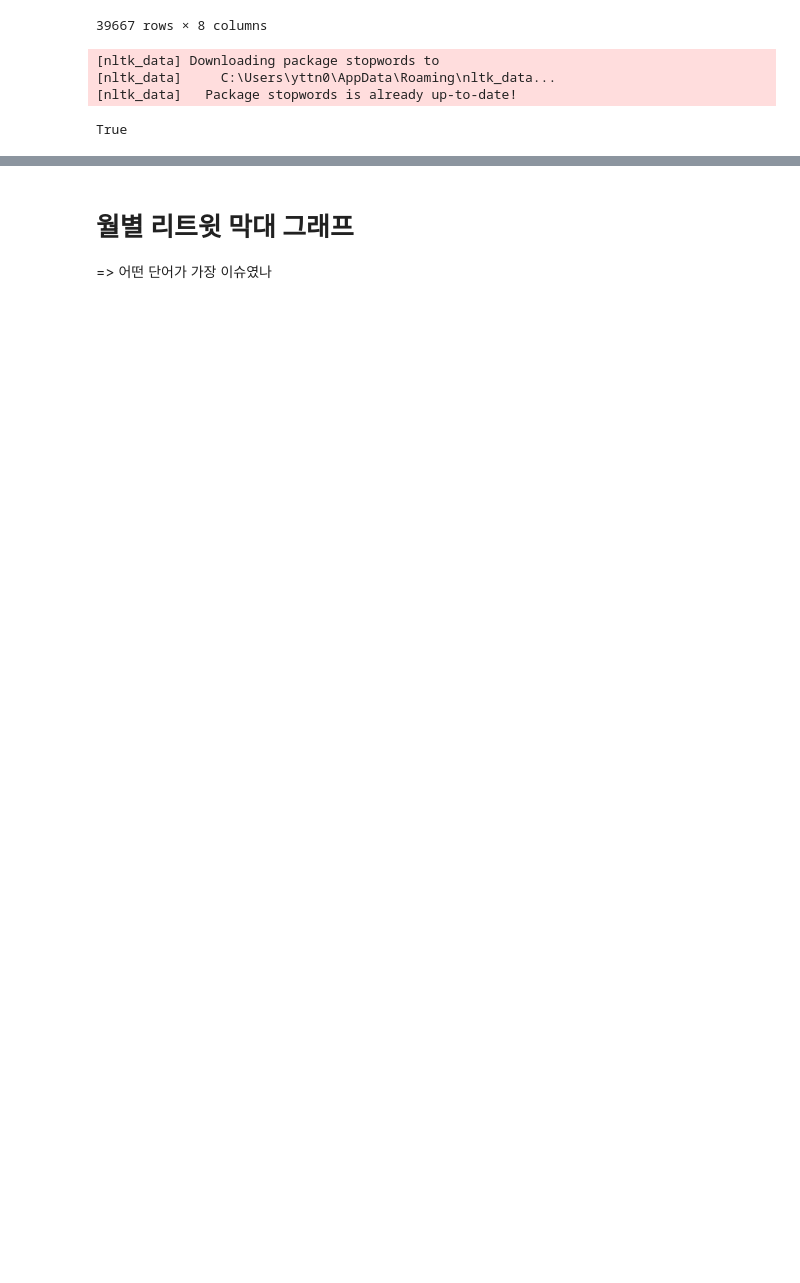
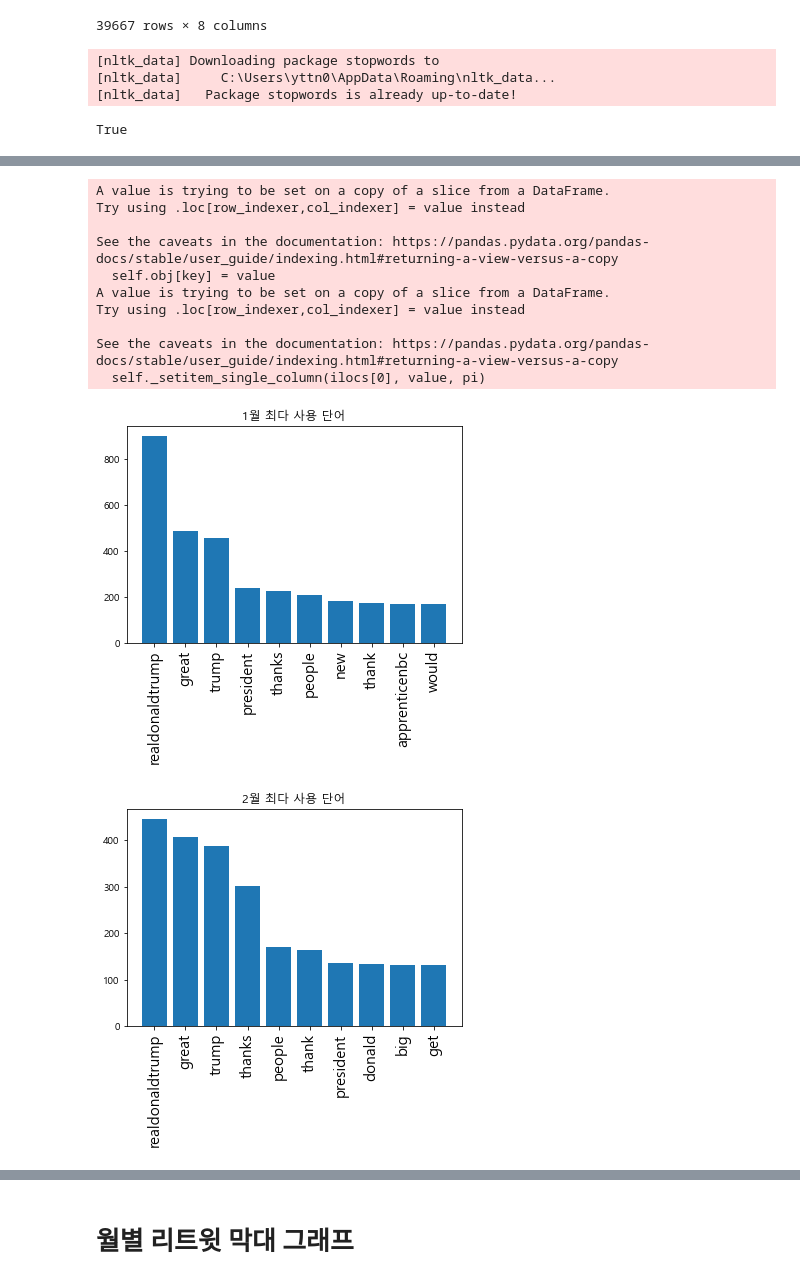
Before and after one commit to DaDa0013/Data_analysis_projects, a Jupyter notebook: Trump_twit/Trump_tweets.ipynb, the cells around one changed output, grey strips where cells are left out. Drawn from its saved outputs; the diff is of its cells as text; code cells hidden in the pictures; blank space fills up the shorter version.

```diff
--- a/Trump_twit/Trump_tweets.ipynb
+++ b/Trump_twit/Trump_tweets.ipynb
@@ -91,0 +173,47 @@ print(Counter(word).most_common(n = 10))# 제일 많은 단어 10개 출력
+# %%
+import matplotlib
+matplotlib.rcParams['font.family'] ='Malgun Gothic'
+matplotlib.rcParams['axes.unicode_minus'] =False
+
+monthly_word = pd.DataFrame(['','','','','','','','','','','',''], columns = ['words'])
+monthly_word.index = ['1','2','3','4','5','6','7','8','9','10','11','12']
+content_tweet.loc[:,'month'] = content_tweet.date.str.split('-').str[1]
+# content_tweet
+for i in range(len(content_tweet)):
+    month = str(int(content_tweet.loc[i,'month']))
+    monthly_word.loc[month,'words'] =  monthly_word.loc[month, 'words'] + ' ' +content_tweet.loc[i,'content']
+
+stop_words = set(stopwords.words('english')) #불용어(영어)
+stop_words.update(('and'))
+
+for i in range(1, 13):
+    words = monthly_word.loc[str(i),'words']
+    words = re.sub(r'[^ A-Za-z]','', words)
+    words.replace('@', '').replace('#', '') # mention이랑 hashtag문자 삭제
+    tmp = []
+    for w in words.lower().split():#불용어 제거
+        if w not in stop_words:
+            tmp.append(w)
+    x = []
+    y = []
+    for j in range(0, 10):
+        x.append(Counter(tmp).most_common(n = 10)[j][0])
+        y.append(Counter(tmp).most_common(n = 10)[j][1])
+
+    plt.bar(x,y)
+    plt.xticks(x, fontsize = 15, rotation = 90)
+    plt.title('{}월 최다 사용 단어'.format(i))
+    plt.show()
+# %% [output]
+A value is trying to be set on a copy of a slice from a DataFrame.
+Try using .loc[row_indexer,col_indexer] = value instead
+
+See the caveats in the documentation: https://pandas.pydata.org/pandas-docs/stable/user_guide/indexing.html#returning-a-view-versus-a-copy
+  self.obj[key] = value
+A value is trying to be set on a copy of a slice from a DataFrame.
+Try using .loc[row_indexer,col_indexer] = value instead
+
+See the caveats in the documentation: https://pandas.pydata.org/pandas-docs/stable/user_guide/indexing.html#returning-a-view-versus-a-copy
+  self._setitem_single_column(ilocs[0], value, pi)
+[figure, added]
+[figure, added]
@@ -92,3 +230,2 @@ print(Counter(word).most_common(n = 10))# 제일 많은 단어 10개 출력
 # %% [markdown]
 # 월별 리트윗 막대 그래프
-=> 어떤 단어가 가장 이슈였나
```
Also changed, not shown: parts of 17 cells of this notebook.
